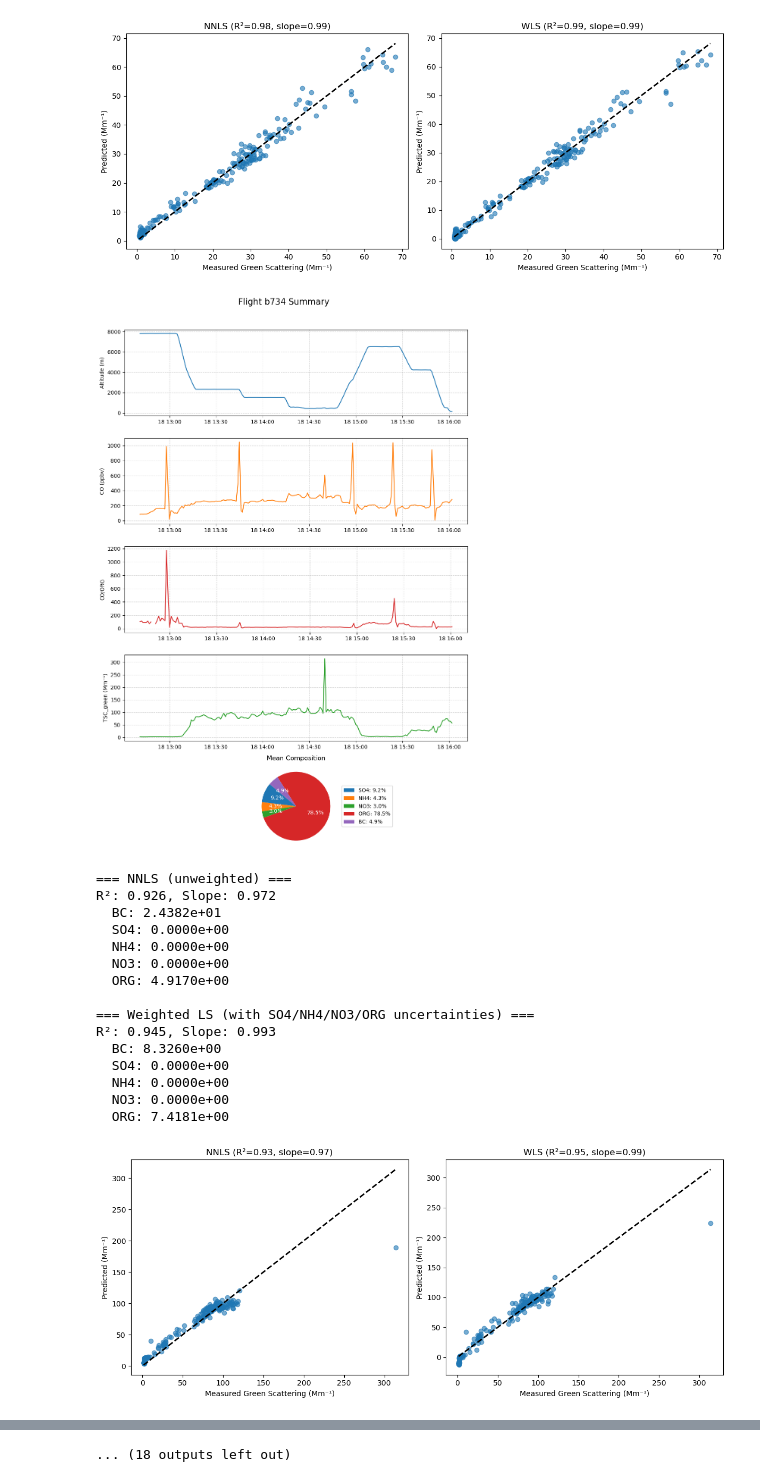
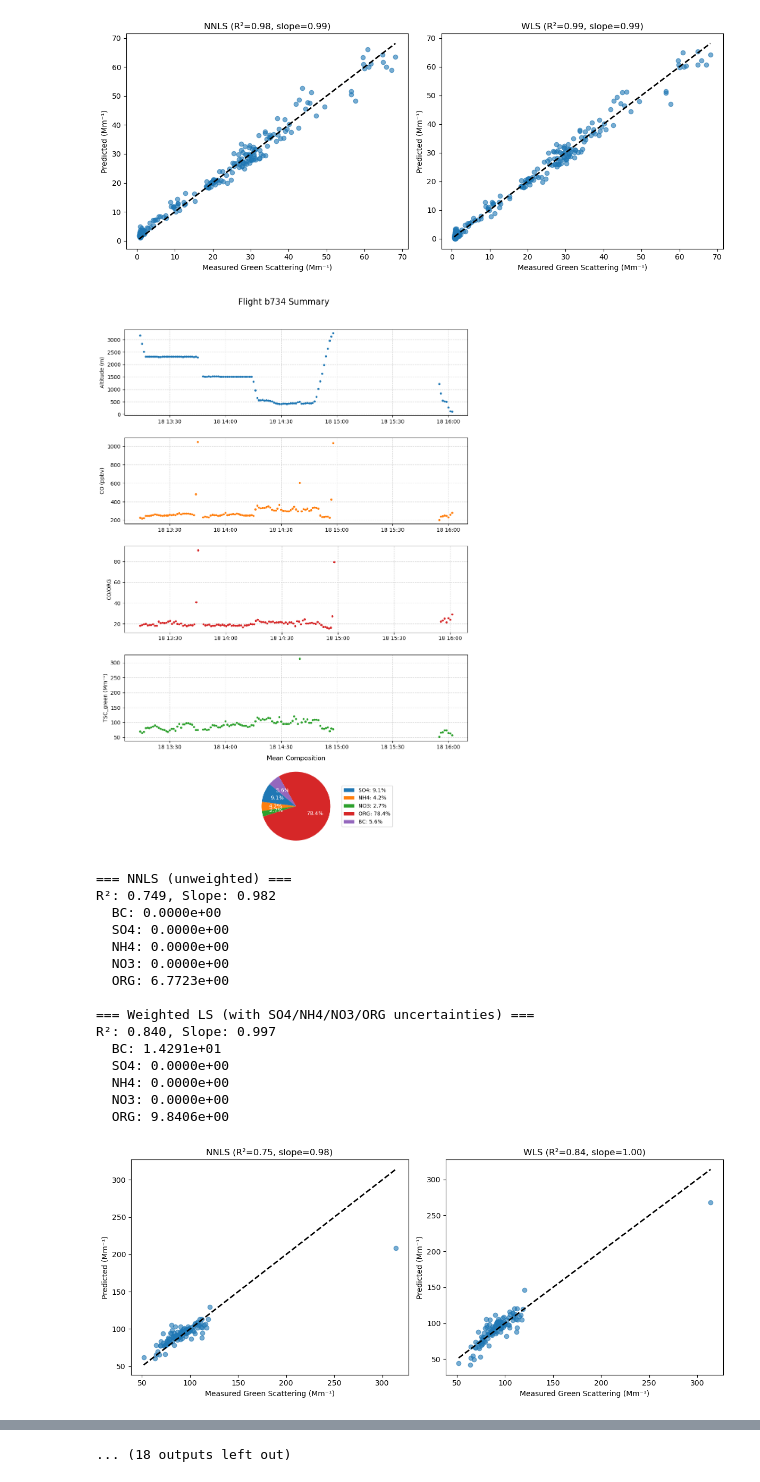
Before and after one commit to thiago-vg/SAMBBA-data-analysis, a Jupyter notebook: Scripts/Flights_plots/Multi_files_plots_v7.ipynb, the cells around one changed output, grey strips where cells are left out. Saved outputs shown, nothing was run; the diff lists cells and outputs as text; code cells hidden in the pictures.

Commit message:
Updates Multi files plot v7

```diff
--- a/Scripts/Flights_plots/Multi_files_plots_v7.ipynb
+++ b/Scripts/Flights_plots/Multi_files_plots_v7.ipynb
@@ -1132,23 +1146,26 @@ for entry in results_sct_all:
 
 # Concatenate all flights
 df_all = pd.concat(combined_data)
+# %%
+#df_filtered_lon_east = df_all[(df_all["DG"] > 0) & (df_all["LON"] > -53) & (df_all["ALT"] < 1500) & (df_all["CO"] > 250)]
+df_all_filtered = df_all[(df_all["ALT"] < 3500) & (df_all["ALT"] > 100) & (df_all["CO"] > 200)]
 # %%
-plot_flight_summary_and_regressions(df_all)
+results_MLR = plot_flight_summary_and_regressions(df_all_filtered)
 # %% [output]
-[figure, old version]
+[figure, new version]
 === NNLS (unweighted) ===
-R²: 0.926, Slope: 0.972
-  BC: 2.4382e+01
+R²: 0.749, Slope: 0.982
+  BC: 0.0000e+00
   SO4: 0.0000e+00
   NH4: 0.0000e+00
   NO3: 0.0000e+00
-  ORG: 4.9170e+00
+  ORG: 6.7723e+00
 
 === Weighted LS (with SO4/NH4/NO3/ORG uncertainties) ===
-R²: 0.945, Slope: 0.993
-  BC: 8.3260e+00
+R²: 0.840, Slope: 0.997
+  BC: 1.4291e+01
   SO4: 0.0000e+00
   NH4: 0.0000e+00
   NO3: 0.0000e+00
-  ORG: 7.4181e+00
+  ORG: 9.8406e+00
-[figure, old version]
+[figure, new version]
```
Also changed, not shown: parts of 7 cells of this notebook.
